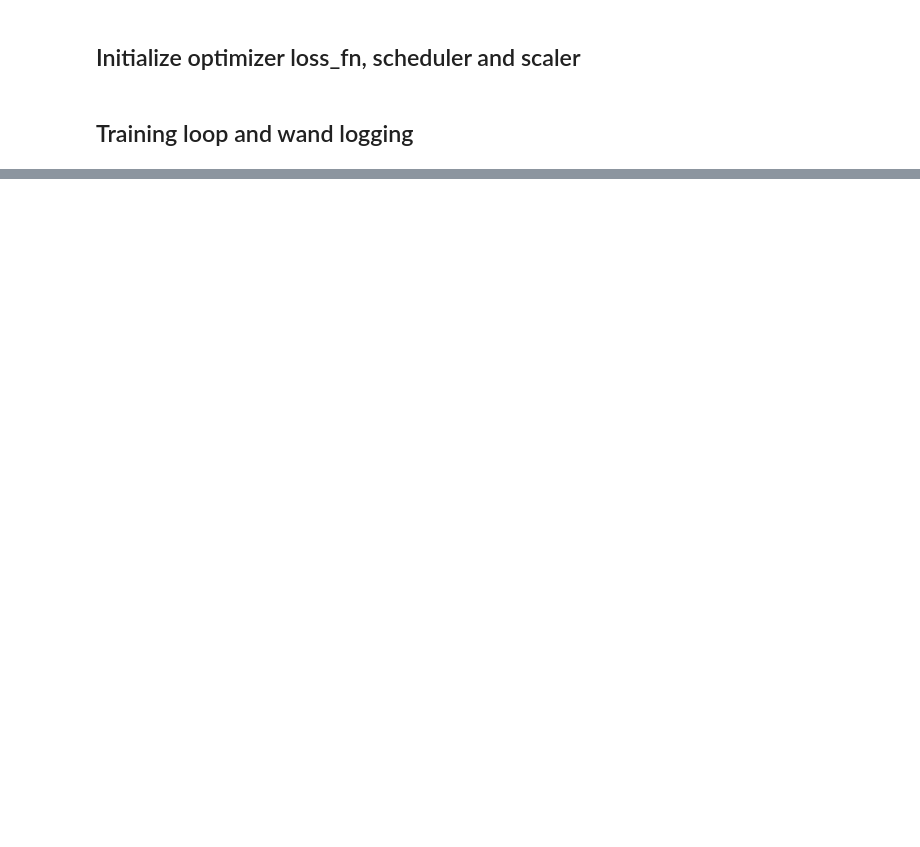
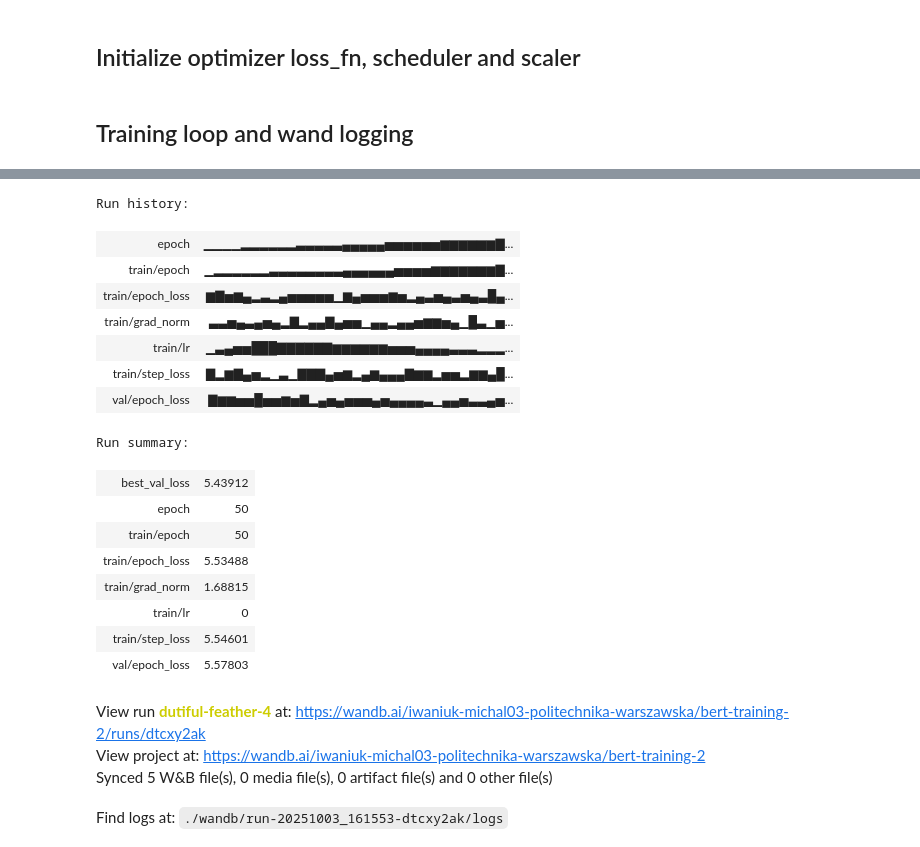
Before and after one commit to Bartekb3/fromscratch-transformer-classifier, a Jupyter notebook: training_mlm_notebook.ipynb, the cells around one changed output, grey strips where cells are left out. Drawn from its saved outputs; the diff is of its cells as text; code cells hidden in the pictures; blank space fills up the shorter version.

Commit message:
working example

```diff
--- a/training_mlm_notebook.ipynb
+++ b/training_mlm_notebook.ipynb
@@ -29,15 +32,15 @@ device = torch.device("cuda" if torch.cuda.is_available() else "cpu")
 ## Train tokenizer and encode training data
 # %%
 input_train = 'text1.txt'
-input_encode = 'text2.txt' #each line is treated as one training example
+input_encode = 'text1.txt' #each line is treated as one training example
 
-tokenizer = WordPieceTokenizerWrapper(tokenizer_type="berat")
+tokenizer = WordPieceTokenizerWrapper()
 tokenizer.train(tokenizer_dir='my_tokenizer', input=input_train)
 
 ds = tokenizer.encode(
     tokenizer_dir='my_tokenizer',
     input=input_encode,
-    max_length=24
+    max_length=24 #max_sequence_length
 )
-train_loader = DataLoader(ds, batch_size=64, shuffle=True, num_workers=4, pin_memory=True)
-val_loader = DataLoader(ds, batch_size=64, shuffle=False, num_workers=4, pin_memory=True)
+train_loader = DataLoader(ds, batch_size=12, shuffle=True,  pin_memory=True)
+val_loader = DataLoader(ds, batch_size=12, shuffle=False, pin_memory=True)
@@ -49,14 +56,14 @@ with open("config.yaml", "r") as f:
 
 architecture = config['architecture']
 training_params = config['training']
-LEARNING_RATE = training_params['learning_rate']
+LEARNING_RATE = float(training_params['learning_rate'])
 WEIGHT_DECAY = training_params['weight_decay']
 WARMUP_RATIO = training_params['warmup_ratio']
 MAX_GRAD_NORM = training_params['max_grad_norm']
 GRAD_ACCUM_STEPS = training_params['grad_accum_steps']
 USE_AMP = training_params['use_amp']
 
-NUM_EPOCHS = 3
+NUM_EPOCHS = 50
 
 model = TransformerForMaskedLM(**architecture)
 model.to(device)
@@ -112,21 +196,6 @@ scaler = torch.amp.GradScaler(device=device, enabled=USE_AMP)
 # %%
 best_val_loss = float("inf")
-wandb.init(
-    project="bert-training",
-    config={
-        "epochs": NUM_EPOCHS,
-        "lr": LEARNING_RATE,
-        "weight_decay": WEIGHT_DECAY,
-        "warmup_ratio": WARMUP_RATIO,
-        "max_grad_norm": MAX_GRAD_NORM,
-        "grad_accum_steps": GRAD_ACCUM_STEPS,
-        "amp": USE_AMP,
-        "optimizer": "AdamW",
-        "scheduler": "linear_with_warmup",
-        "model": type(model).__name__
-    }
-)
-wandb.watch(model, log="all", log_freq=50)
+
 
 def train_step():
     model.train()
@@ -142,7 +211,7 @@ def train_step():
 
         with torch.amp.autocast(device_type=device, enabled=USE_AMP):
             out = model(input_ids=input_ids_masked, attention_mask=attention_mask)
-            logits = out['logits']
+            logits = out['logits'].transpose(1, 2)
             loss = loss_fn(logits, labels)
 
         train_loss += loss.item()
@@ -186,7 +255,7 @@ def val_step():
             input_ids_masked, labels = tokenizer.mask_input_for_mlm(input_ids=input_ids)
 
             out = model(input_ids=input_ids_masked, attention_mask=attention_mask)
-            logits = out['logits']
+            logits = out['logits'].transpose(1, 2)
             loss = loss_fn(logits, labels)
 
             val_loss += loss.item()
@@ -202,8 +271,8 @@ for epoch in range(1, NUM_EPOCHS + 1):
 
     wandb.log({
         "epoch": epoch,
-        "train/loss": epoch_train_loss,
-        "val/loss": epoch_val_loss,
+        "train/epoch_loss": epoch_train_loss,
+        "val/epoch_loss": epoch_val_loss,
     })
 
     if epoch_val_loss < best_val_loss:
@@ -225,3 +294,4 @@ for epoch in range(1, NUM_EPOCHS + 1):
     #     }, Path(f"epoch-{epoch}-model.pt"))
 
 wandb.finish()
+# %% [output]
@@ -227,0 +299,21 @@ wandb.finish()
+Run history:
+| epoch | ▁▁▁▁▂▂▂▂▂▂▃▃▃▃▃▄▄▄▄▄▅▅▅▅▅▅▆▆▆▆▆▆▇... |
+| train/epoch | ▁▂▂▂▂▂▂▃▃▃▃▃▃▃▃▄▄▄▄▄▄▅▅▅▅▆▆▆▆▆▆▆▇... |
+| train/epoch_loss | ▆▇▅▆▄▂▃▂▄▅▅▅▅▅▁▆▄▅▅▅▆▅▂▄▃▅▄▃▅▄▃█▄... |
+| train/grad_norm | ▃▃▅▄▃▄▅▄▂▇▂▄▄▇▄▅▅▁▄▄▂▄▄▅▆▆▅▄▁█▃▁▅... |
+| train/lr | ▁▃▄▅▅███▇▇▇▇▇▇▆▆▆▆▆▆▅▅▅▄▄▄▄▃▃▃▂▂▂... |
+| train/step_loss | ▇▂▆▇▄▅▂▁▃▁▇▇▇▄▅▆▂▄▆▄▄▄▇▆▆▂▅▅▂▆▆▄█... |
+| val/epoch_loss | ▇▆▆▅▅█▅▅▆▅▇▂▄▅▄▅▅▅▄▅▄▄▄▄▃▁▄▄▅▃▃▄▅... |
+Run summary:
+| best_val_loss | 5.43912 |
+| epoch | 50 |
+| train/epoch | 50 |
+| train/epoch_loss | 5.53488 |
+| train/grad_norm | 1.68815 |
+| train/lr | 0 |
+| train/step_loss | 5.54601 |
+| val/epoch_loss | 5.57803 |
+View run dutiful-feather-4 at: https://wandb.ai/iwaniuk-michal03-politechnika-warszawska/bert-training-2/runs/dtcxy2ak
+View project at: https://wandb.ai/iwaniuk-michal03-politechnika-warszawska/bert-training-2
+Synced 5 W&B file(s), 0 media file(s), 0 artifact file(s) and 0 other file(s)
+Find logs at: ./wandb/run-20251003_161553-dtcxy2ak/logs
```
Also changed, not shown: parts of 8 cells of this notebook, 1 other file.
